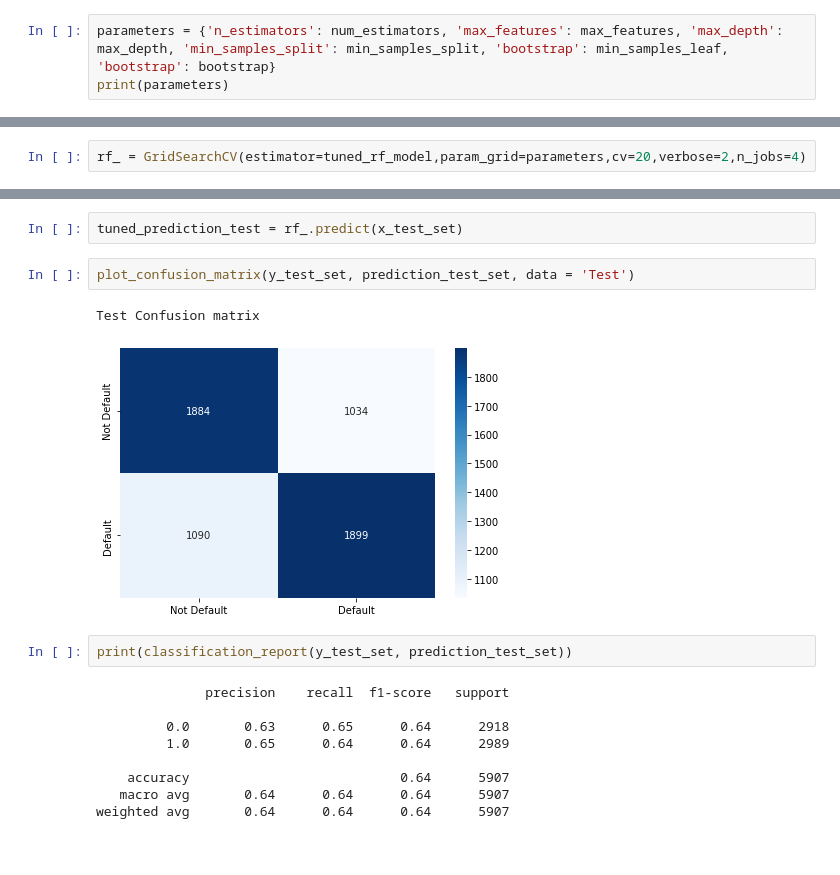
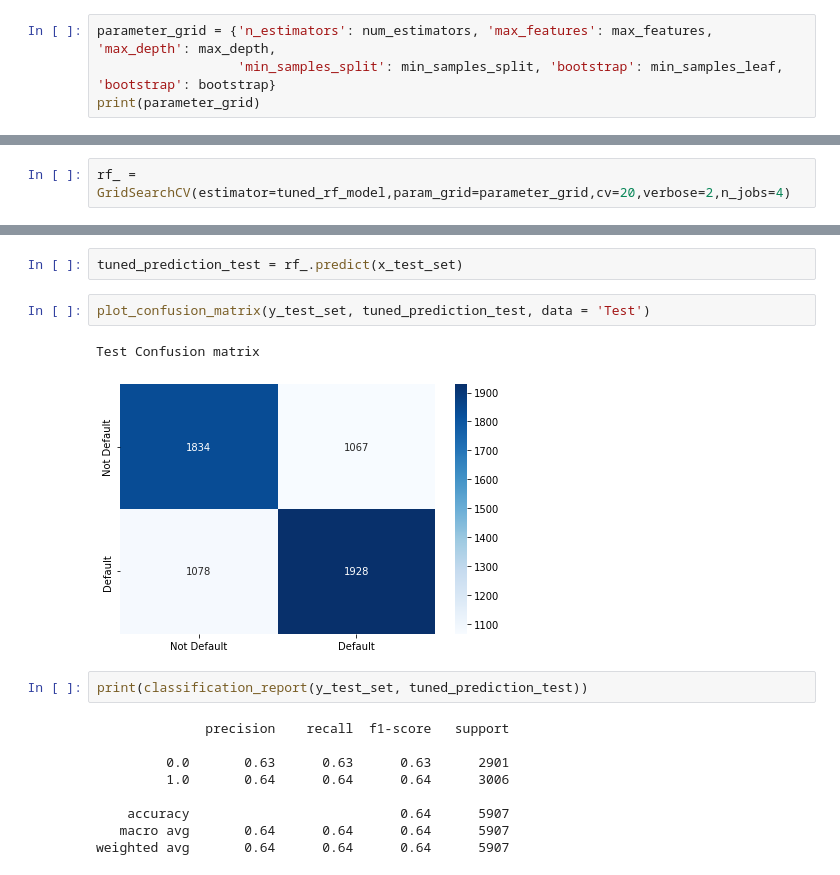
Before and after one commit to DhanushaPerera07/ML_Assignment2_IT18231656_IT18229080_IT18230666_IT18226324, a Jupyter notebook: prediction_app.ipynb, the cells around one changed output, grey strips where cells are left out. Drawn from its saved outputs; the diff is of its cells as text.

```diff
--- a/prediction_app.ipynb
+++ b/prediction_app.ipynb
@@ -795,15 +795,16 @@ min_samples_leaf = [1, 2]
 # Defining method of selecting samples for training each tree
 bootstrap = [True, False]
 # %%
-parameters = {'n_estimators': num_estimators, 'max_features': max_features, 'max_depth': max_depth, 'min_samples_split': min_samples_split, 'bootstrap': min_samples_leaf, 'bootstrap': bootstrap}
-print(parameters)
+parameter_grid = {'n_estimators': num_estimators, 'max_features': max_features, 'max_depth': max_depth,
+                  'min_samples_split': min_samples_split, 'bootstrap': min_samples_leaf, 'bootstrap': bootstrap}
+print(parameter_grid)
 # %% [output]
 {'n_estimators': [20, 28, 37, 46, 55, 64, 73, 82, 91, 100], 'max_features': ['auto', 'sqrt'], 'max_depth': [10, 20], 'min_samples_split': [2, 5], 'bootstrap': [True, False]}
 # %%
 #Instantiate and fit model
 tuned_rf_model = RandomForestClassifier()
 # %%
-rf_ = GridSearchCV(estimator=tuned_rf_model,param_grid=parameters,cv=20,verbose=2,n_jobs=4)
+rf_ = GridSearchCV(estimator=tuned_rf_model,param_grid=parameter_grid,cv=20,verbose=2,n_jobs=4)
 # %%
 rf_.fit(x_train_set, y_train_set)
 # %% [output]
@@ -832,17 +833,17 @@ Test accuracy after tuning - : 0.641
 # %%
 tuned_prediction_test = rf_.predict(x_test_set)
 # %%
-plot_confusion_matrix(y_test_set, prediction_test_set, data = 'Test')
+plot_confusion_matrix(y_test_set, tuned_prediction_test, data = 'Test')
 # %% [output]
 Test Confusion matrix
-[figure, old version]
+[figure, new version]
 # %%
-print(classification_report(y_test_set, prediction_test_set))
+print(classification_report(y_test_set, tuned_prediction_test))
 # %% [output]
               precision    recall  f1-score   support
 
-         0.0       0.63      0.65      0.64      2918
-         1.0       0.65      0.64      0.64      2989
+         0.0       0.63      0.63      0.63      2901
+         1.0       0.64      0.64      0.64      3006
 
     accuracy                           0.64      5907
    macro avg       0.64      0.64      0.64      5907
```
Also changed, not shown: parts of 5 cells of this notebook.
